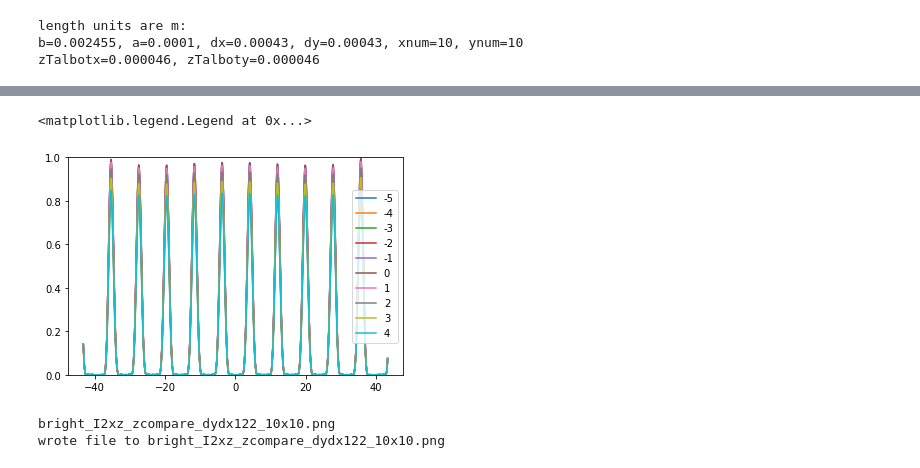
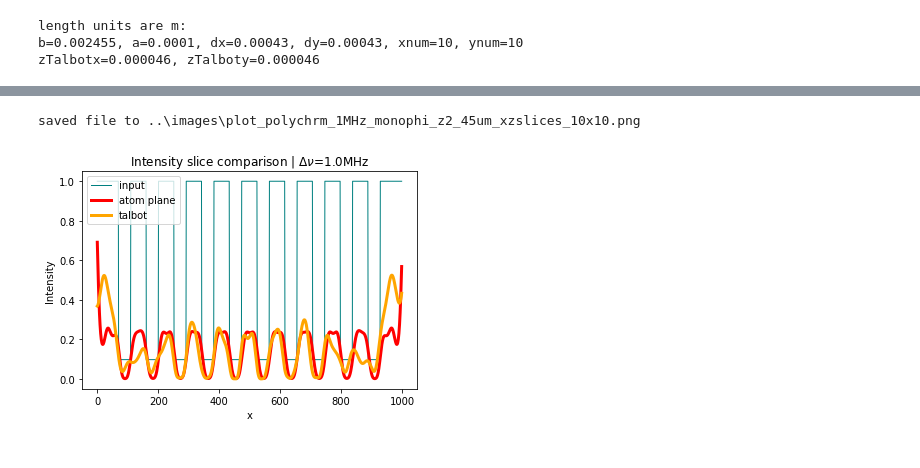
Before and after one commit to prhuft/fourier-optics, a Jupyter notebook: gba/spectrally_incoherent_gba.ipynb, the cells around one changed output, grey strips where cells are left out. Saved outputs shown, nothing was run; the diff lists cells and outputs as text; code cells hidden in the pictures.

```diff
--- a/gba/spectrally_incoherent_gba.ipynb
+++ b/gba/spectrally_incoherent_gba.ipynb
@@ -268,9 +279,0 @@ for outputfield,z2 in zip([focal_field,talbot_field],zvals):
-# %%
-for i in arange(-5,5,1):
-    plt.plot(x2pts*scl,ints2[0][:,midpt+39+i],label=i)
-# plt.plot(x2pts*scl,ints2[0][:,midpt+39],label=i)
-plt.ylim(0,1)
-plt.legend()
-# %% [output]
-<matplotlib.legend.Legend at 0x...>
-[figure, removed]
@@ -280,18 +280,23 @@ savefile=True
-# %%
-fname = f'bright_I2xz_zcompare_dydx{int(dy/dx*100)}_{xnum}x{ynum}.png'
-print(fname)
-
-fig,ax=figax(aspect=None,xlabel=r'$y [\mu m]$',ylabel='Intensity')
-for line,label,color in zip(lines,labels,cvals):
-    ax.plot(x2pts*scl, line, label=label, color=color)
-ax.set_title(f'Intensity2 xz Slices | dy/dx={dy/dx:0.2f}')
-ax.set_ylim(0,1)
-ax.legend()
-
-if savefile:
-    plt.savefig(fname, bbox_inches='tight')
-    print('wrote file to',fname)
-savefile = False
-# %% [output]
-bright_I2xz_zcompare_dydx122_10x10.png
-wrote file to bright_I2xz_zcompare_dydx122_10x10.png
+# %%
+fig, ax = plt.subplots()
+ax.set_title(rf'Intensity slice comparison | $\Delta\nu$={dnu/1e6}MHz') #Uniform input $\phi$
+ax.set_xlabel("x")
+ax.set_ylabel("Intensity")
+for field,label,color,lw in zip([field0,focal_field,talbot_field],['input','atom plane','talbot'],['teal','red','orange'],['1','3','3']):
+    I2_xy = real(conjugate(field)*field)
+    # because of the ordering of labels/fields, the talbot plane is scaled to the atom plane
+    if label != 'talbot':
+        I2xy_max = amax(I2_xy)
+    I2_xy /= I2xy_max
+
+    ax.plot(range(pts), I2_xy[450,:],lw=lw,label=label,c=color)
+
+ax.legend(loc='upper left')
+if savefig:
+    fname = os.path.join(imagedir, f'plot_polychrm_{int(dnu/1e6)}MHz_monophi_z2_{int(abs((f2 - z2)*1e6))}um_xzslices_{xnum1}x{ynum1}.png')
+    plt.savefig(fname, bbox_inches='tight')
+    print(f"saved file to {fname}")
+    savefig=False
+# %% [output]
+saved file to ..\images\plot_polychrm_1MHz_monophi_z2_45um_xzslices_10x10.png
+[figure, added]
```
Also changed, not shown: parts of 9 cells of this notebook, 15 other files.
